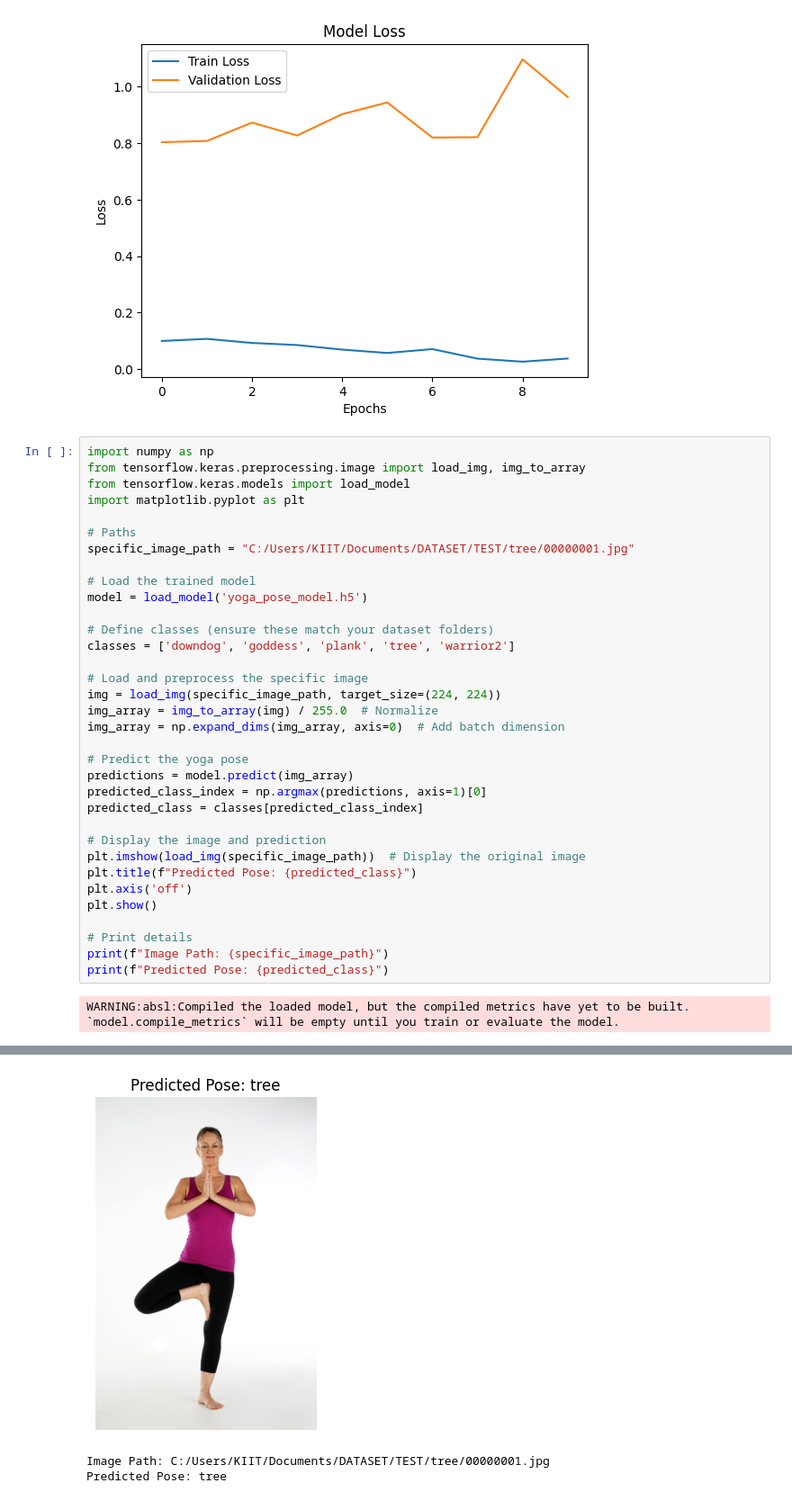
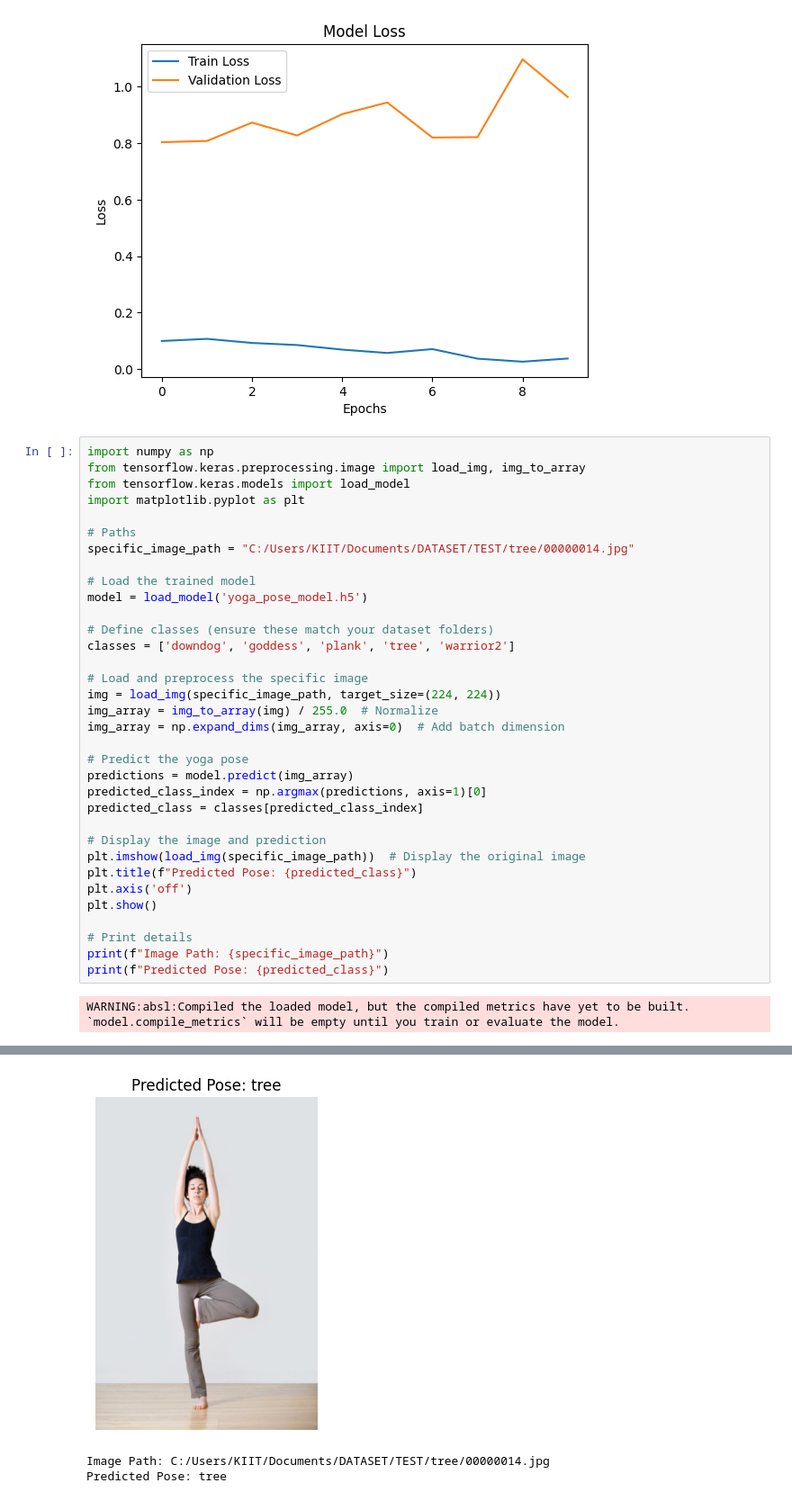
Before and after one commit to sarvansh451/YOGA_POSE_ESTIMATION, a Jupyter notebook: YogaPoseEstimation.ipynb, the cells around one changed output, grey strips where cells are left out. Shown at 90% size. Saved outputs shown, nothing was run; the diff lists cells and outputs as text.

```diff
--- a/YogaPoseEstimation.ipynb
+++ b/YogaPoseEstimation.ipynb
@@ -489,7 +416,7 @@ from tensorflow.keras.models import load_model
 import matplotlib.pyplot as plt
 
 # Paths
-specific_image_path = "C:/Users/KIIT/Documents/DATASET/TEST/tree/00000001.jpg"
+specific_image_path = "C:/Users/KIIT/Documents/DATASET/TEST/tree/00000014.jpg"
 
 # Load the trained model
 model = load_model('yoga_pose_model.h5')
@@ -522,3 +449,3 @@ WARNING:absl:Compiled the loaded model, but the compiled metrics have yet to be
-[figure, old version]
+[figure, new version]
-Image Path: C:/Users/KIIT/Documents/DATASET/TEST/tree/00000001.jpg
+Image Path: C:/Users/KIIT/Documents/DATASET/TEST/tree/00000014.jpg
 Predicted Pose: tree
```
Also changed, not shown: parts of 32 cells of this notebook.
